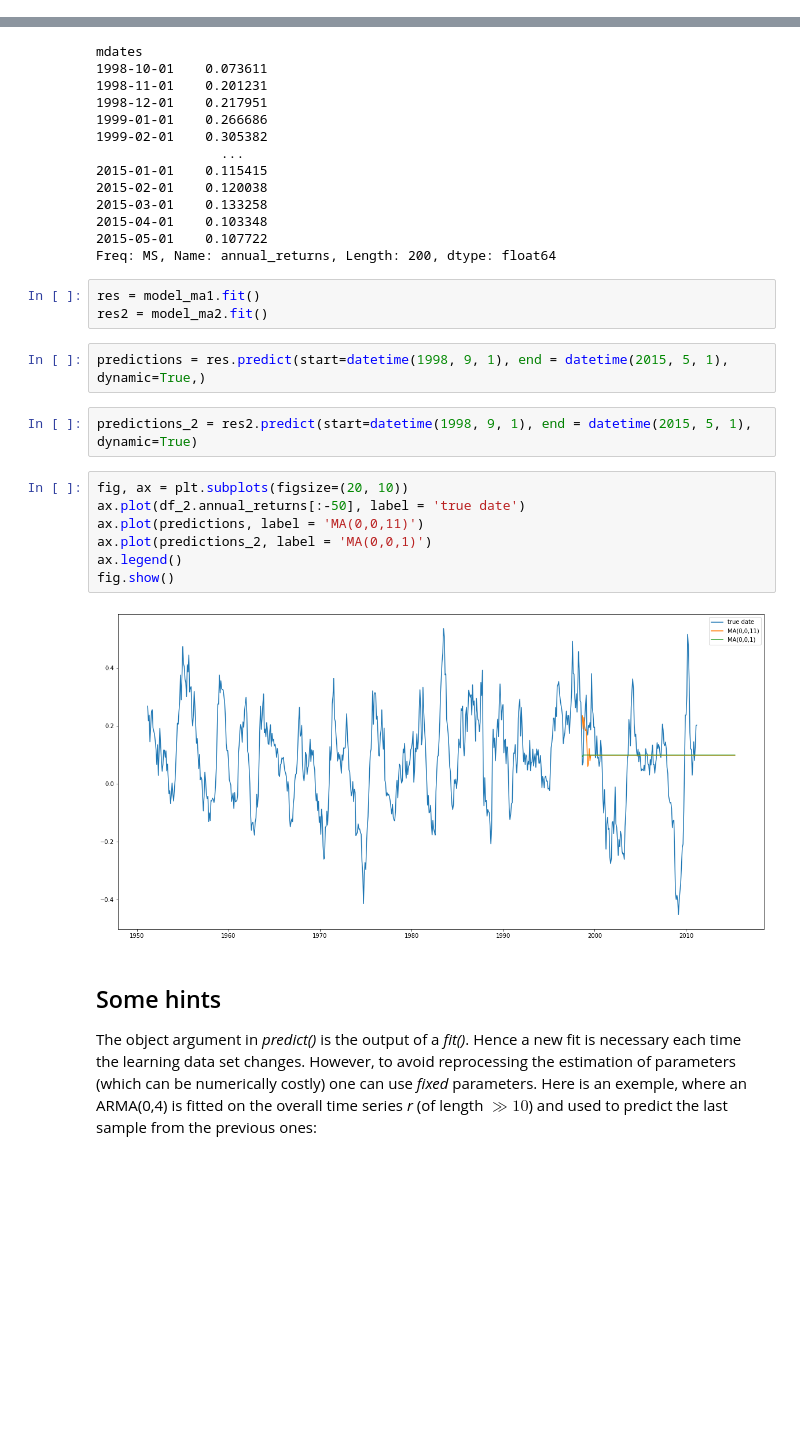
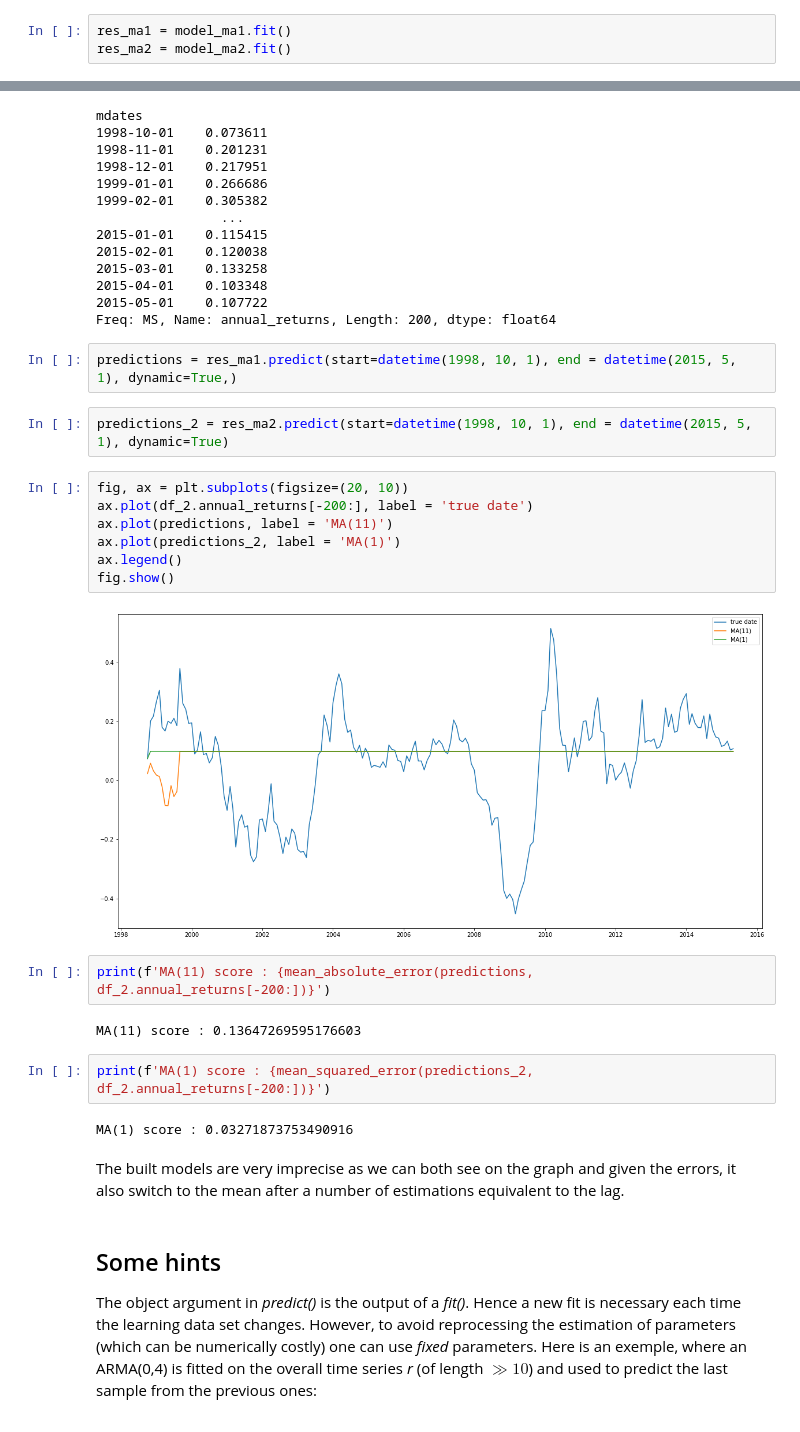
Before and after one commit to SushiFou/Time-Series---Financial-Data-, a Jupyter notebook: TP1_Time_Series_Kervella.ipynb, the cells around one changed output, grey strips where cells are left out. Cells and saved outputs as stored; diff of their text form; blank space fills up the shorter version.

```diff
--- a/TP1_Time_Series_Kervella.ipynb
+++ b/TP1_Time_Series_Kervella.ipynb
@@ -569,6 +522,9 @@ plt.show()
 # %%
 model_ma1 = ARIMA(df_2.annual_returns[:-200], order=(0,0,11))
 model_ma2 = ARIMA(df_2.annual_returns[:-200], order=(0,0,1) )
+# %%
+res_ma1 = model_ma1.fit()
+res_ma2 = model_ma2.fit()
 # %%
 df_2.annual_returns[-200:]
 # %% [output]
@@ -585,22 +541,29 @@ mdates
 2015-04-01    0.103348
 2015-05-01    0.107722
 Freq: MS, Name: annual_returns, Length: 200, dtype: float64
-# %%
-res = model_ma1.fit()
-res2 = model_ma2.fit()
 # %%
-predictions = res.predict(start=datetime(1998, 9, 1), end = datetime(2015, 5, 1), dynamic=True,)
+predictions = res_ma1.predict(start=datetime(1998, 10, 1), end = datetime(2015, 5, 1), dynamic=True,)
 # %%
-predictions_2 = res2.predict(start=datetime(1998, 9, 1), end = datetime(2015, 5, 1), dynamic=True)
+predictions_2 = res_ma2.predict(start=datetime(1998, 10, 1), end = datetime(2015, 5, 1), dynamic=True)
 # %%
 fig, ax = plt.subplots(figsize=(20, 10))
-ax.plot(df_2.annual_returns[:-50], label = 'true date')
-ax.plot(predictions, label = 'MA(0,0,11)')
-ax.plot(predictions_2, label = 'MA(0,0,1)')
+ax.plot(df_2.annual_returns[-200:], label = 'true date')
+ax.plot(predictions, label = 'MA(11)')
+ax.plot(predictions_2, label = 'MA(1)')
 ax.legend()
 fig.show()
 # %% [output]
-[figure, old version]
+[figure, new version]
+# %%
+print(f'MA(11) score : {mean_absolute_error(predictions, df_2.annual_returns[-200:])}')
+# %% [output]
+MA(11) score : 0.13647269595176603
+# %%
+print(f'MA(1) score : {mean_squared_error(predictions_2, df_2.annual_returns[-200:])}')
+# %% [output]
+MA(1) score : 0.03271873753490916
+# %% [markdown]
+The built models are very imprecise as we can both see on the graph and given the errors, it also switch to the mean after a number of estimations equivalent to the lag.
 # %% [markdown]
 
 ## Some hints ##
```
Also changed, not shown: parts of 62 cells of this notebook.
